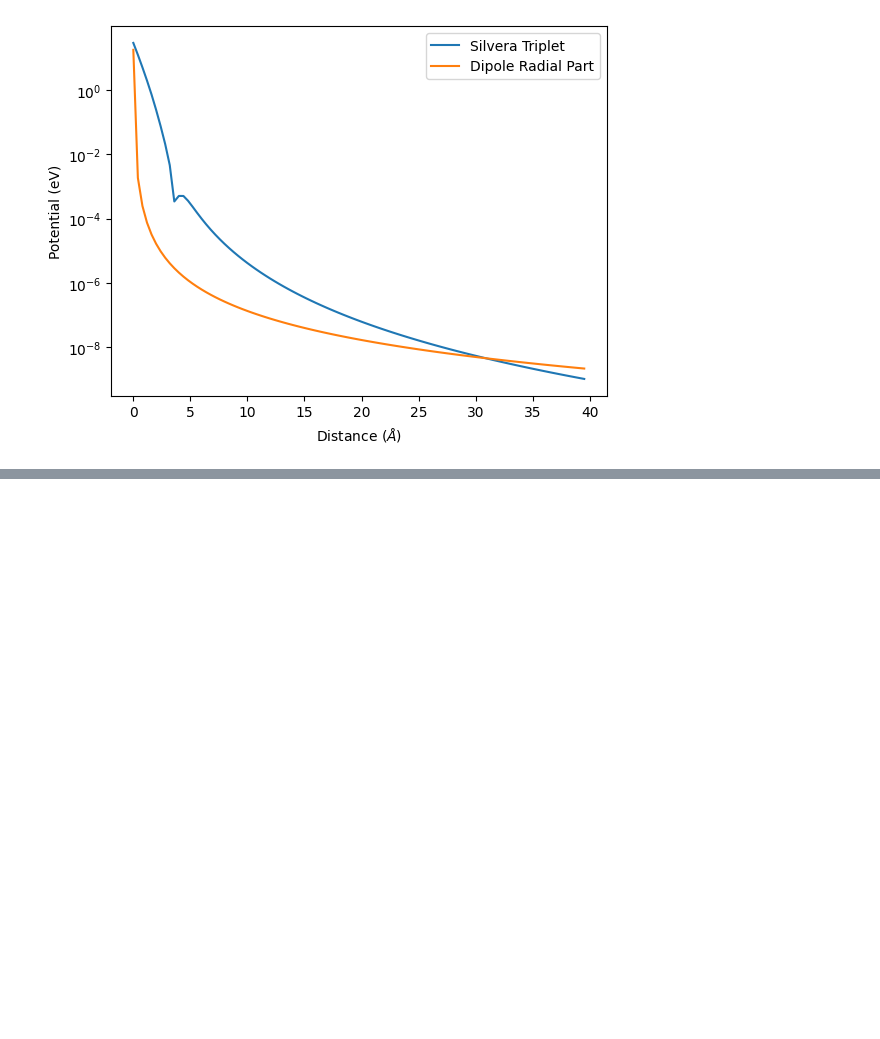
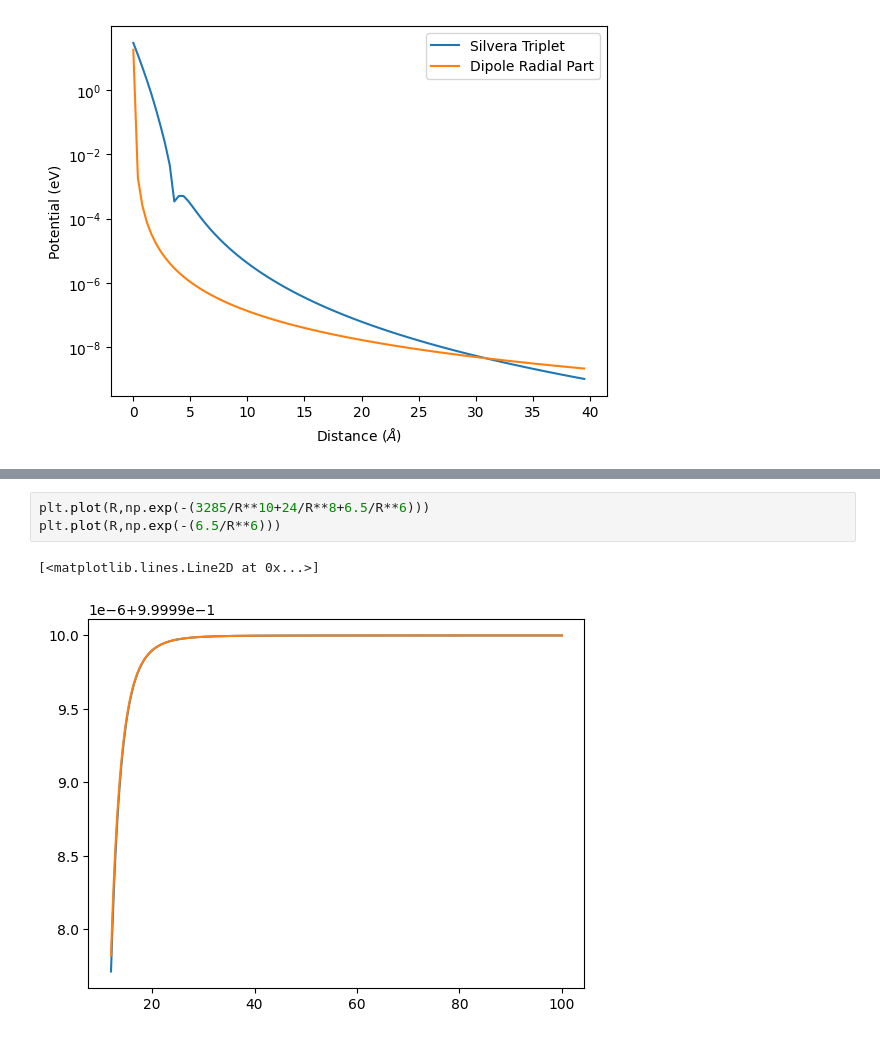
Before and after one commit to UTA-NURES/AtomicHScattering, a Jupyter notebook: examples/Potentials.ipynb, the cells around one changed output, grey strips where cells are left out. Drawn from its saved outputs; the diff is of its cells as text; blank space fills up the shorter version.

```diff
--- a/examples/Potentials.ipynb
+++ b/examples/Potentials.ipynb
@@ -82,0 +100,6 @@ Text(0.5, 0, 'Distance ($\\AA$)')
+# %%
+plt.plot(R,np.exp(-(3285/R**10+24/R**8+6.5/R**6)))
+plt.plot(R,np.exp(-(6.5/R**6)))
+# %% [output]
+[<matplotlib.lines.Line2D at 0x...>]
+[figure, added]
```
Also changed, not shown: parts of 2 cells of this notebook, 7 other files.
